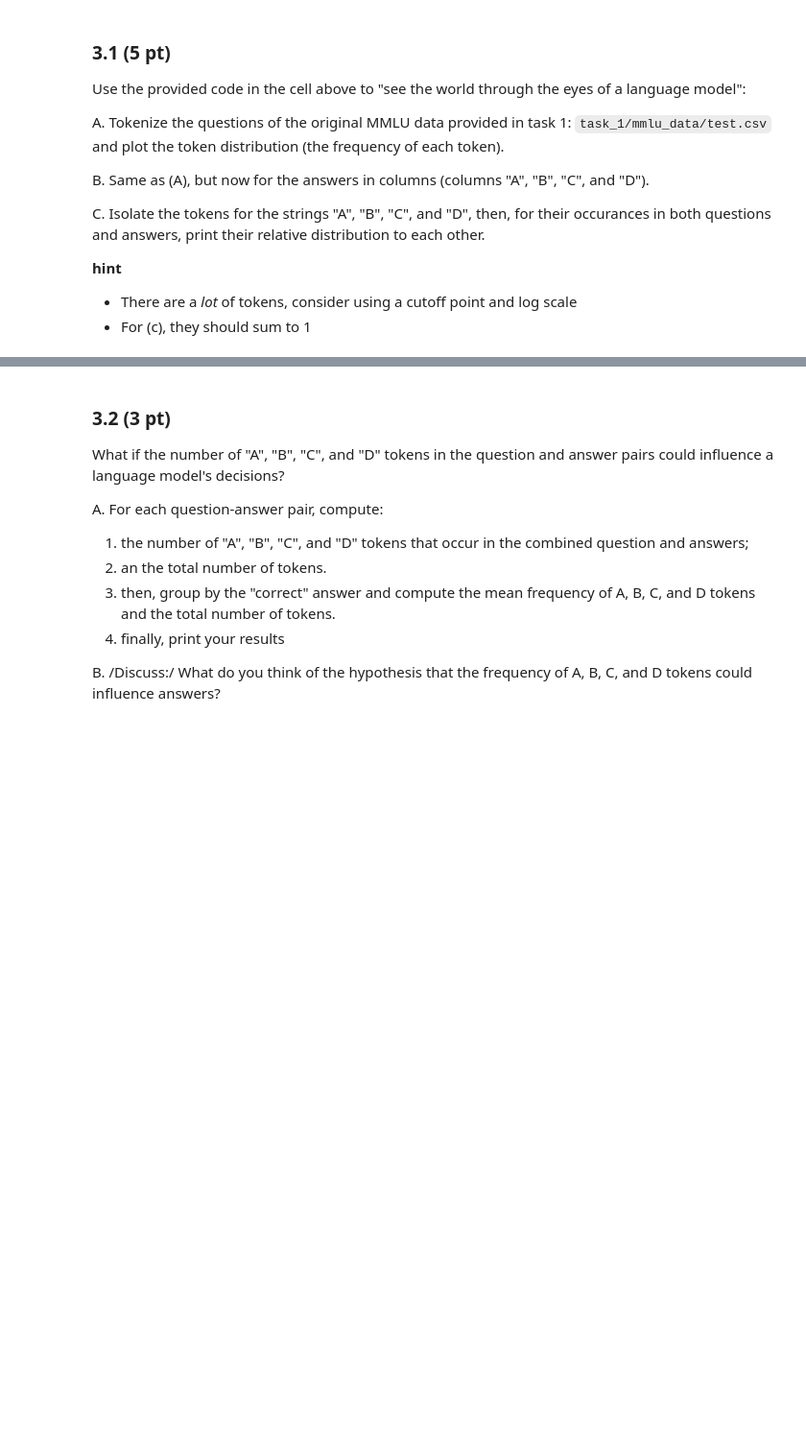
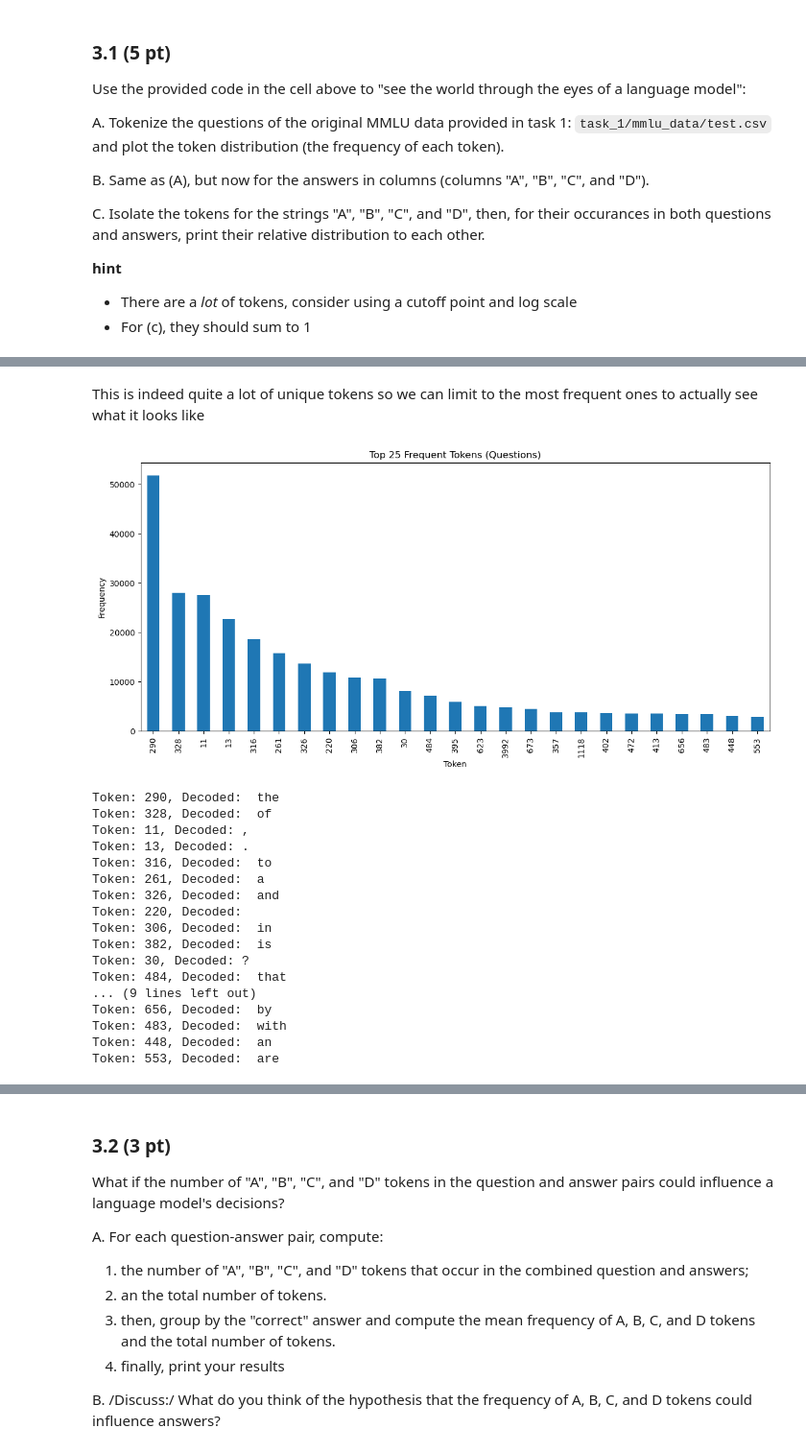
Before and after one commit to martinwss1337/Cliniques, a Jupyter notebook: clinic1/DA-clinic1-empty.ipynb, the cells around one changed output, grey strips where cells are left out. Shown: that part at 96% size. Saved outputs shown, nothing was run; the diff lists cells and outputs as text; code cells hidden in the pictures; blank space fills up the shorter version.

```diff
--- a/clinic1/DA-clinic1-empty.ipynb
+++ b/clinic1/DA-clinic1-empty.ipynb
@@ -993,2 +1016,41 @@ C. Isolate the tokens for the strings "A", "B", "C", and "D", then, for their oc
+# %% [markdown]
+This is indeed quite a lot of unique tokens so we can limit to the most frequent ones to actually see what it looks like
+# %%
+# top_10_q_tokens = questions_token_counts.most_common(10)
+top_25_q_tokens = questions_token_counts.most_common(25)
+# top_100_q_tokens = questions_token_counts.most_common(100)
+
+
+# top 25 question tokens plot
+top_25_q_tokens_df = pd.DataFrame(top_25_q_tokens, columns=["Token", "Frequency"])
+top_25_q_tokens_df.plot(kind='bar', x='Token', y='Frequency', figsize=(14, 6), legend=None)
+plt.title("Top 25 Frequent Tokens (Questions)")
+plt.ylabel("Frequency")
+plt.xlabel("Token")
+plt.show()
+
+# decoding these tokens
+enc = tiktoken.encoding_for_model('gpt-4o')
+for token, freq in top_25_q_tokens:
+    print(f"Token: {token}, Decoded: {enc.decode([token])}")
+# %% [output]
+[figure, added]
+Token: 290, Decoded:  the
+Token: 328, Decoded:  of
+Token: 11, Decoded: ,
+Token: 13, Decoded: .
+Token: 316, Decoded:  to
+Token: 261, Decoded:  a
+Token: 326, Decoded:  and
+Token: 220, Decoded:
+Token: 306, Decoded:  in
+Token: 382, Decoded:  is
+Token: 30, Decoded: ?
+Token: 484, Decoded:  that
+... (9 lines left out)
+Token: 656, Decoded:  by
+Token: 483, Decoded:  with
+Token: 448, Decoded:  an
+Token: 553, Decoded:  are
 # %%
 #B
```
Also changed, not shown: parts of 6 cells of this notebook.
